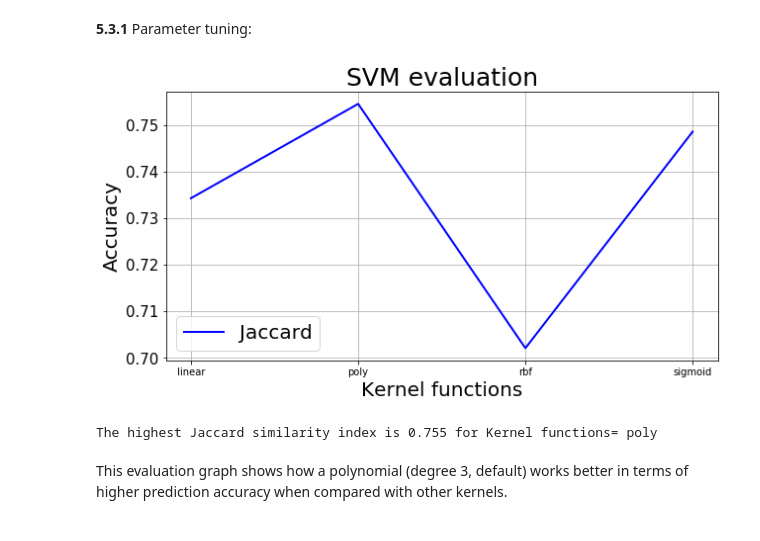
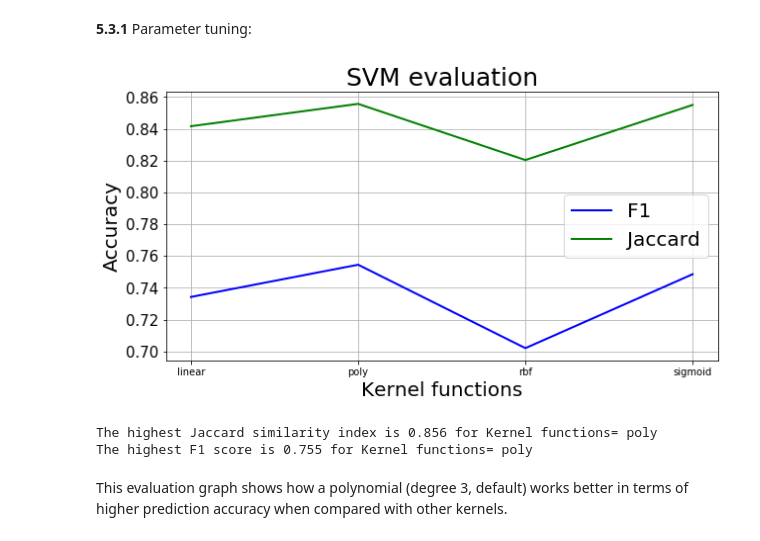
Before and after one commit to Ehsan-Negahbani/Best-Classifier, a Jupyter notebook: Project Notebook.ipynb, the cells around one changed output. Cells and saved outputs as stored; diff of their text form; code cells hidden in the pictures.

```diff
--- a/Project Notebook.ipynb
+++ b/Project Notebook.ipynb
@@ -426,10 +446,13 @@ def model_eval_plt(par, Jac, model_name, model_par_name):
 # %%
+
 from sklearn.neighbors import KNeighborsClassifier
-from sklearn.metrics import accuracy_score, jaccard_similarity_score, f1_score
+from sklearn.metrics import accuracy_score, jaccard_similarity_score
+from sklearn.metrics import f1_score, matthews_corrcoef
 from sklearn.model_selection import cross_val_score
 from sklearn.model_selection import KFold
 Ks = 20 # number of neighbors for KNN method
 Jac_vals = np.zeros((Ks-1))
+F1_vals = np.zeros((Ks-1))
 
 for n in range(1, Ks):
     # Build the model
@@ -439,18 +462,22 @@ for n in range(1, Ks):
     kfold = KFold(folds, True, 1)
     n2 = 0
     Jac_kfold_vals = np.zeros((folds))
+    f1_kfold_vals = np.zeros((folds))
     # enumerate splits
     for train_index, test_index in kfold.split(X):
         knn.fit(X[train_index], y[train_index])
         yhat = knn.predict(X[test_index])
         Jac_kfold_vals[n2] = jaccard_similarity_score(y[test_index], yhat)
+        f1_kfold_vals[n2] = f1_score(y[test_index], yhat,
+                                     labels = ['PAIDOFF'], average='micro')
         n2+=1
 
     # compute the mean accuracy based on accuracy of k-folds
     Jac_vals[n-1] = Jac_kfold_vals.mean()
+    F1_vals[n-1] = f1_kfold_vals.mean()
 
 # plot model evaluation and find the optimum parameter
 model_par_name = 'Number of neighbors (K)'
 model_name = 'KNN'
-model_eval_plt(list(range(1, Ks)), Jac_vals, model_name, model_par_name)
+model_eval_plt(list(range(1, Ks)), F1_vals, Jac_vals, model_name, model_par_name)
 # %% [output]
@@ -492,7 +524,8 @@ for n in range(1, maxDepths):
     for train_index, test_index in kfold.split(X):
         loanTree.fit(X[train_index], y[train_index])
         yhat = loanTree.predict(X[test_index])
-        f1_kfold_vals[n2] = f1_score(y[test_index], yhat, average='weighted')
+        f1_kfold_vals[n2] = f1_score(y[test_index], yhat,
+                                     labels = ['PAIDOFF'], average='micro')
         Jac_kfold_vals[n2] = jaccard_similarity_score(y[test_index], yhat)
         n2+=1
 
@@ -504,5 +537,5 @@ for n in range(1, maxDepths):
 # plot model evaluation and find the optimum parameter
 model_par_name = 'Max depth of decision tree'
 model_name = 'Decision Tree'
-model_eval_plt(list(range(1, maxDepths)), f1_vals, model_name, model_par_name)
+model_eval_plt(list(range(1, maxDepths)), f1_vals, Jac_vals, model_name, model_par_name)
 # %% [output]
@@ -513,7 +547,8 @@ Considering both accuracy metrics, 6 is a better choice for 'max_depth' paramete
 # %% [markdown]
 **5.2.2** Build the final decision tree model:
 # %%
-loanTree = DecisionTreeClassifier(criterion="entropy", max_depth = 6)
+loanTree = DecisionTreeClassifier(criterion="entropy",
+                                  max_depth = 6)
 # loanTree.fit(X_train,y_train)
 loanTree.fit(X,y)
 # %% [output]
@@ -545,42 +594,48 @@ from sklearn import svm
 
 kernels = ['linear', 'poly', 'rbf', 'sigmoid']
 n=0
-# F1_scores = np.zeros(len(kernels))
+F1_scores = np.zeros(len(kernels))
 Jaccard_scores = np.zeros(len(kernels))
+MCC_scores = np.zeros(len(kernels))
 
 for myKernel in kernels:
 
     # Build the model
-    loanSVM = svm.SVC(kernel=myKernel, gamma = 'auto')
+    loanSVM = svm.SVC(C = 1, kernel=myKernel, gamma = 'auto')
 
     # perform a k-fold cross-validation to estimate the model accuracy
     folds = 10
     kfold = KFold(folds, True, 1)
     n2 = 0
-#     f1_kfold_vals = np.zeros((folds))
+    f1_kfold_vals = np.zeros((folds))
     Jac_kfold_vals = np.zeros((folds))
+    MCC_kfold_vals = np.zeros((folds))
     # enumerate splits
     for train_index, test_index in kfold.split(X):
         loanSVM.fit(X[train_index], y[train_index])
         yhat = loanSVM.predict(X[test_index])
-#         f1_kfold_vals[n2] = f1_score(y[test_index], yhat, average='weighted')
+        f1_kfold_vals[n2] = f1_score(y[test_index],
+                                     yhat, labels = ['PAIDOFF'], average='micro')
         Jac_kfold_vals[n2] = jaccard_similarity_score(y[test_index], yhat)
+#         MCC_kfold_vals[n2] = matthews_corrcoef(y[test_index], yhat)
         n2+=1
 
     # compute the mean accuracy based on accuracy of k-folds
-#     F1_scores[n-1] = f1_kfold_vals.mean()
+    F1_scores[n-1] = f1_kfold_vals.mean()
     Jaccard_scores[n-1] = Jac_kfold_vals.mean()
+    MCC_scores[n-1] = MCC_kfold_vals.mean()
 
 
     n+=1
 
 # plot model evaluation and find the optimum parameter
 model_par_name = 'Kernel functions'
 model_name = 'SVM'
-model_eval_plt(kernels, Jaccard_scores, model_name, model_par_name)
+model_eval_plt(kernels, Jaccard_scores, F1_scores, model_name, model_par_name)
 # %% [output]
-[figure, old version]
+[figure, new version]
-The highest Jaccard similarity index is 0.755 for Kernel functions= poly
+The highest Jaccard similarity index is 0.856 for Kernel functions= poly
+The highest F1 score is 0.755 for Kernel functions= poly
 # %% [markdown]
 This evaluation graph shows how a polynomial (degree 3, default) works better in terms of higher prediction accuracy when compared with other kernels.
 # %% [markdown]
```
Also changed, not shown: parts of 39 cells of this notebook.
